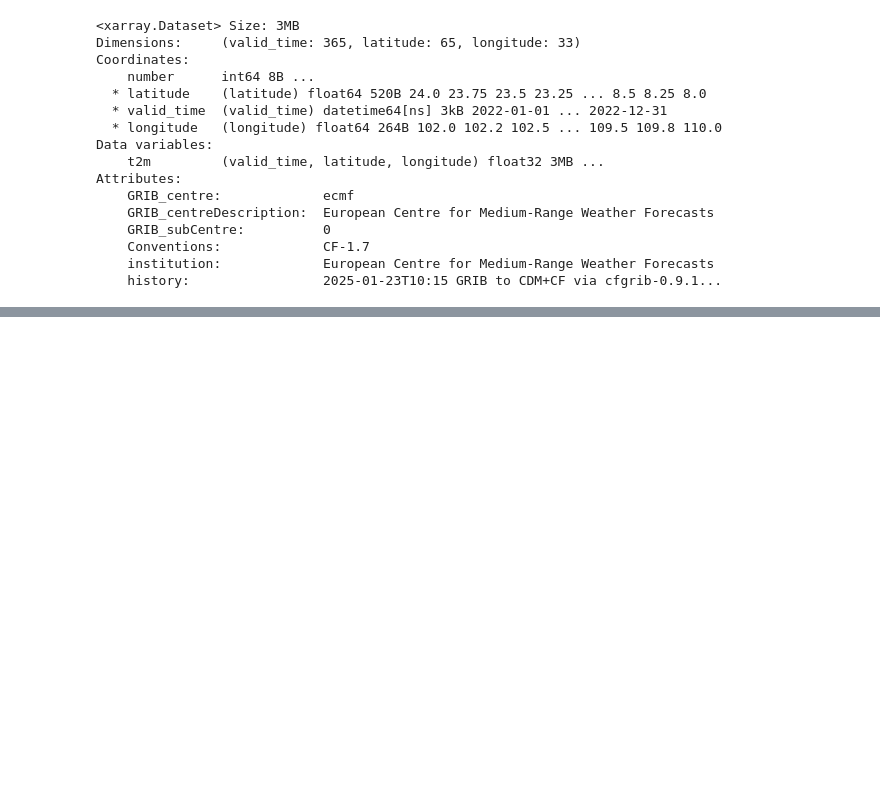
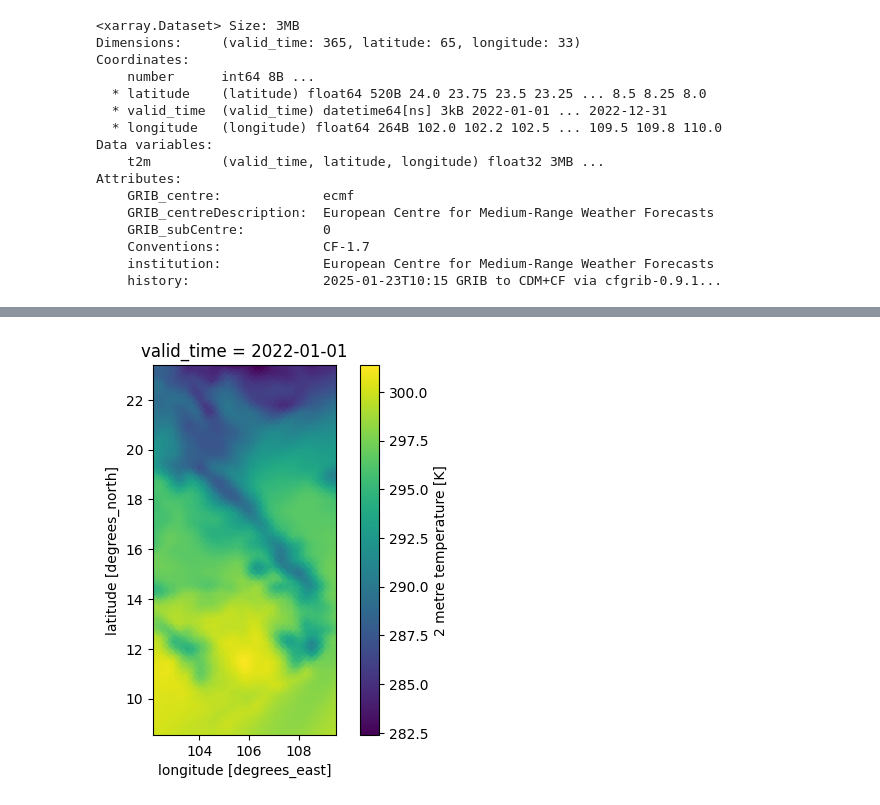
Before and after one commit to kraemer-lab/geoglue, a Jupyter notebook: notebooks/remapdis.ipynb, the cells around one changed output, grey strips where cells are left out. Drawn from its saved outputs; the diff is of its cells as text; code cells hidden in the pictures; blank space fills up the shorter version.

```diff
--- a/notebooks/remapdis.ipynb
+++ b/notebooks/remapdis.ipynb
@@ -17,4 +22,5 @@ from geoglue.memoryraster import MemoryRaster
 # %%
-population = MemoryRaster.read("../data/vnm_ppp_2020_UNadj_constrained.tif", crs="EPSG:4326")
-population.plot()
+population = MemoryRaster.read("../data/vnm_ppp_2020_1km_Aggregated_UNadj.tif", crs="EPSG:4326")
+print("initial population shape [pre-mask]", population.shape)
+population.griddes
 # %% [output]
@@ -42,4 +31,4 @@ The ERA5 class automatically crop the extents of the weather data based on the g
 # %%
-era5 = ERA5("../79a080c8aaa9b3f1d4808e650202035c.nc", ("VNM", 2), population)
-era5
+era5 = ERA5("../79a080c8aaa9b3f1d4808e650202035c.nc", "VNM-2", population)
+era5.population.griddes
 # %% [output]
@@ -51,2 +38,3 @@ We can plot the `2m_temperature` data here:
 # %%
-era5["t2m"].isel(valid_time=0).plot().axes.set_aspect('equal')
+def plot_t2m(ds: xr.Dataset, i: int = 0):
+    return ds.t2m.isel(valid_time=i).plot().axes.set_aspect('equal')
@@ -99,0 +64,3 @@ cdo    remapdis (Abort): Unsupported generic coordinates (Variable: t2m)!
+# %%
+ds_remapdis = xr.open_dataset(resample(CdoResampling.remapdis, "temperature.nc", target=era5.population))
+ds_remapdis
@@ -99,0 +84,4 @@ cdo    remapdis (Abort): Unsupported generic coordinates (Variable: t2m)!
+# %%
+plot_t2m(ds_remapdis)
+# %% [output]
+[figure, added]
```
Also changed, not shown: parts of 24 cells of this notebook, 1 other file.
